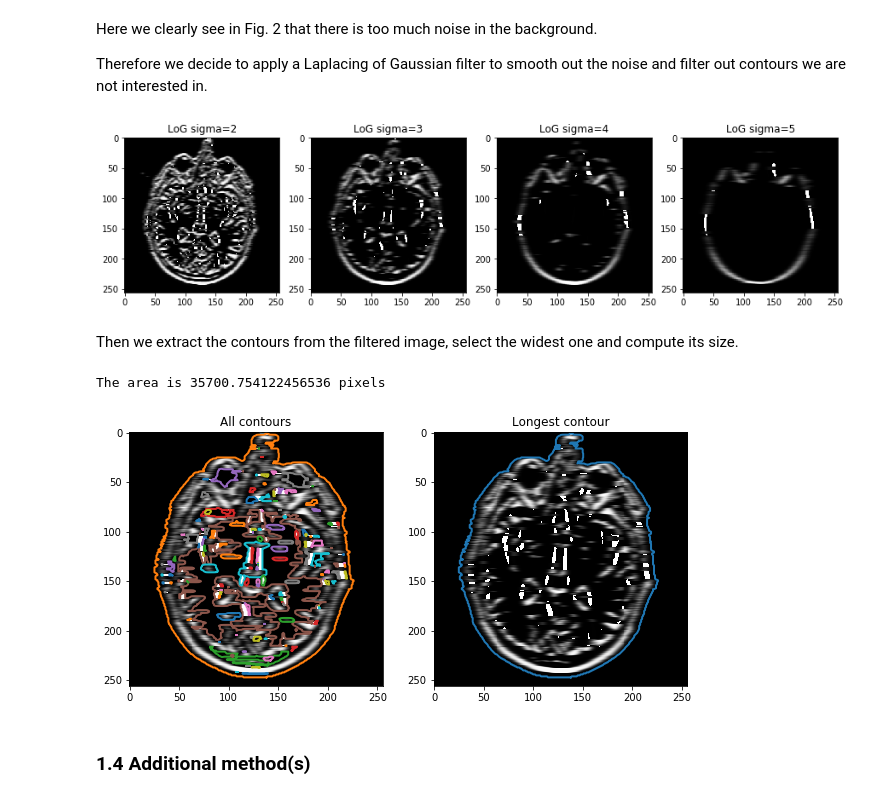
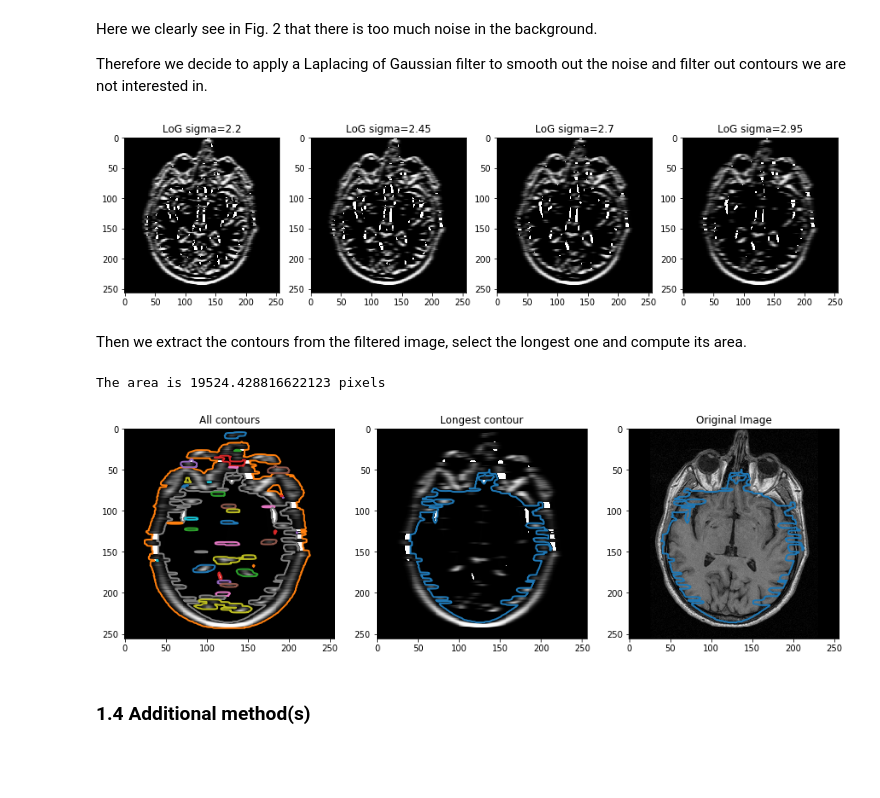
Before and after one commit to oganesManasian/Image-analysis-and-pattern-recognition, a Jupyter notebook: labs/lab_01_segmentation.ipynb, the cells around one changed output. Cells and saved outputs as stored; diff of their text form; code cells hidden in the pictures; blank space fills up the shorter version.

```diff
--- a/labs/lab_01_segmentation.ipynb
+++ b/labs/lab_01_segmentation.ipynb
@@ -287,48 +292,48 @@ figures_count = 4
 fig, ax = plt.subplots(1, figures_count, figsize=(15, 10))
 
 for i in range(figures_count):
-    sigma = i+2
+    sigma = i/(figures_count) + 2.2
     LoG = gaussian_laplace(brain_im, sigma=sigma)
     ax[i].imshow(LoG, cmap='gray')
     ax[i].set_title("LoG sigma={}".format(sigma))
 
 plt.show()
 # %% [output]
-[figure, old version]
+[figure, new version]
 # %% [markdown]
-Then we extract the contours from the filtered image, select the widest one and compute its size.
+Then we extract the contours from the filtered image, select the longest one and compute its area.
 # %%
 # Get the contours for a Laplacing of Gaussian
-LoG = gaussian_laplace(brain_im, sigma=2.6)
-contours = skimage.measure.find_contours(LoG, level=1)
+LoG = gaussian_laplace(brain_im, sigma=3.6)
+contours = skimage.measure.find_contours(LoG, level=2.5)
 
-def area(polygon):
-    # shoelace formula
-    x, y = zip(*polygon)
-    return 0.5*np.abs(np.dot(x,np.roll(y,1))-np.dot(y,np.roll(x,1)))
-
-# Get the widest contour
-widest_contour = sorted(contours, key=lambda contour: area(contour))[-1]
+# Get the longest contour
+longest_contour = sorted(contours, key=lambda contour: len(contour))[-1]
 print("The area is {} pixels".format(area(widest_contour)))
 
 # Draw
-fig, ax = plt.subplots(1, 2, figsize=(10, 5))
+fig, ax = plt.subplots(1, 3, figsize=(15, 7))
 
 # Show all contours
 ax[0].imshow(LoG, cmap='gray')
 for n, contour in enumerate(contours):
     ax[0].plot(contour[:, 1], contour[:, 0], linewidth=2)
 ax[0].set_title("All contours")
 
-# Show only widest contout
+# Show only widest contour
 ax[1].imshow(LoG, cmap='gray')
 ax[1].plot(longest_contour[:, 1], longest_contour[:, 0], linewidth=2)
 ax[1].set_title("Longest contour")
 
+# Show only widest contour on original image
+ax[2].imshow(brain_im, cmap='gray')
+ax[2].plot(longest_contour[:, 1], longest_contour[:, 0], linewidth=2)
+ax[2].set_title("Original Image")
+
 plt.show()
 # %% [output]
-The area is 35700.754122456536 pixels
+The area is 19524.428816622123 pixels
-[figure, old version]
+[figure, new version]
 # %% [markdown]
 ### 1.4 Additional method(s)
 # %% [markdown]
```
Also changed, not shown: parts of 2 cells of this notebook.
